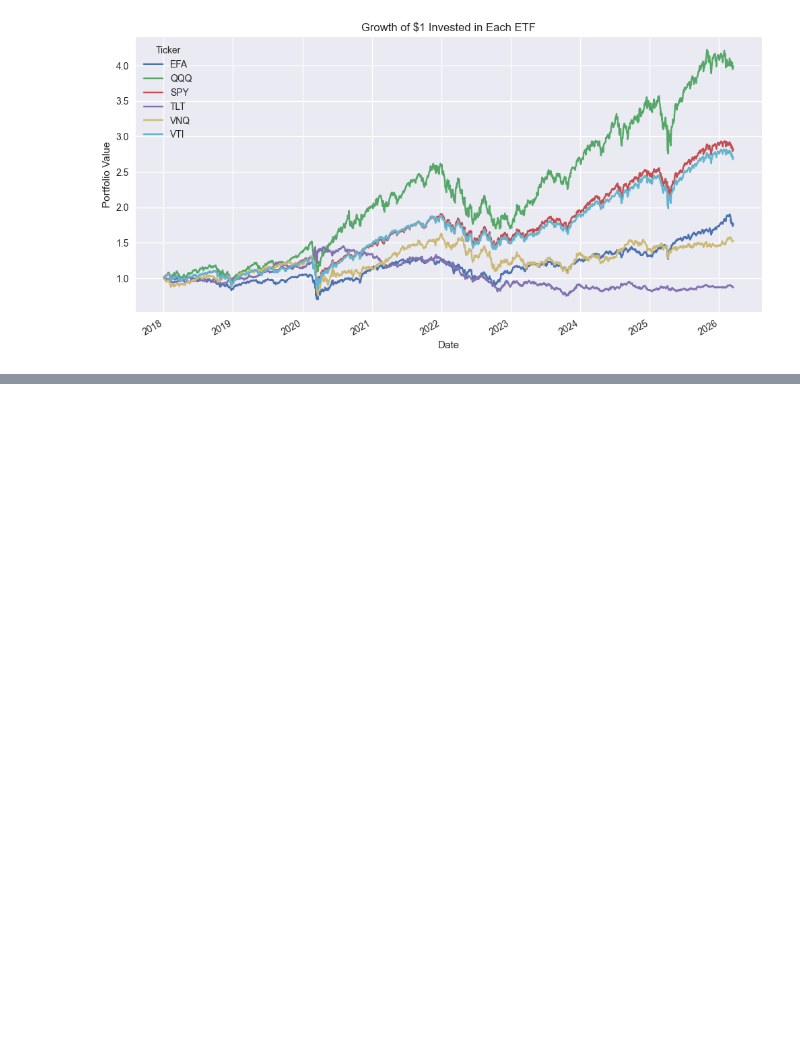
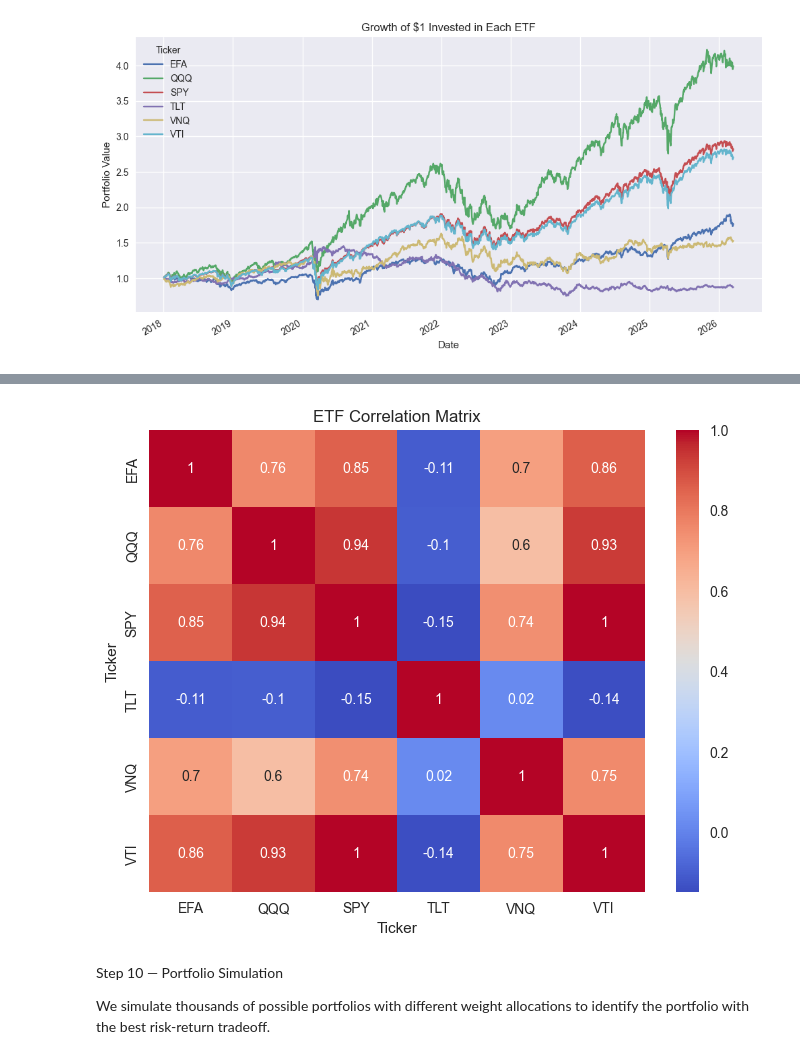
Before and after one commit to ishtrenjhen-a11y/finance-project-1, a Jupyter notebook: notebooks/portfolio_analysis.ipynb, the cells around one changed output, grey strips where cells are left out. Saved outputs shown, nothing was run; the diff lists cells and outputs as text; code cells hidden in the pictures; blank space fills up the shorter version.

```diff
--- a/notebooks/portfolio_analysis.ipynb
+++ b/notebooks/portfolio_analysis.ipynb
@@ -74,0 +139,3 @@ plt.show()
+# %%
+correlation_matrix = returns.corr()
+correlation_matrix
@@ -74,0 +151,16 @@ plt.show()
+# %%
+import seaborn as sns
+
+plt.figure(figsize=(8,6))
+sns.heatmap(correlation_matrix, annot=True, cmap="coolwarm")
+
+plt.title("ETF Correlation Matrix")
+plt.savefig("../visualisations/correlation_heatmap.png")
+plt.show()
+# %% [output]
+[figure, added]
+# %% [markdown]
+Step 10 — Portfolio Simulation
+
+We simulate thousands of possible portfolios with different weight allocations
+to identify the portfolio with the best risk-return tradeoff.
```
Also changed, not shown: parts of 21 cells of this notebook, 1 other file.
